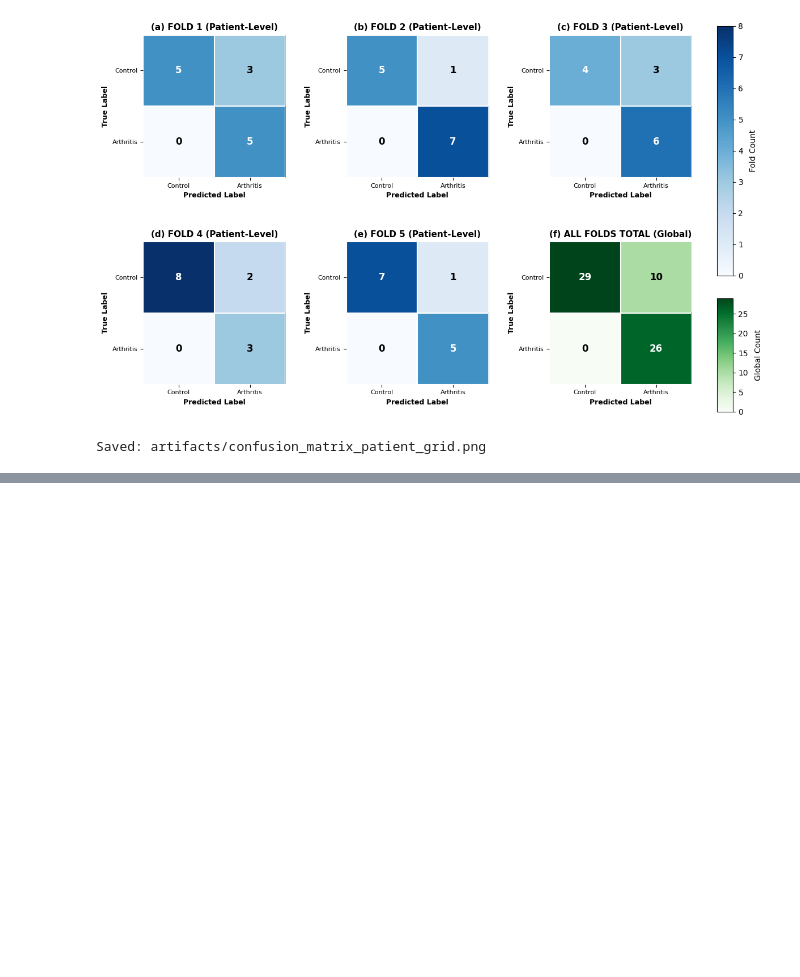
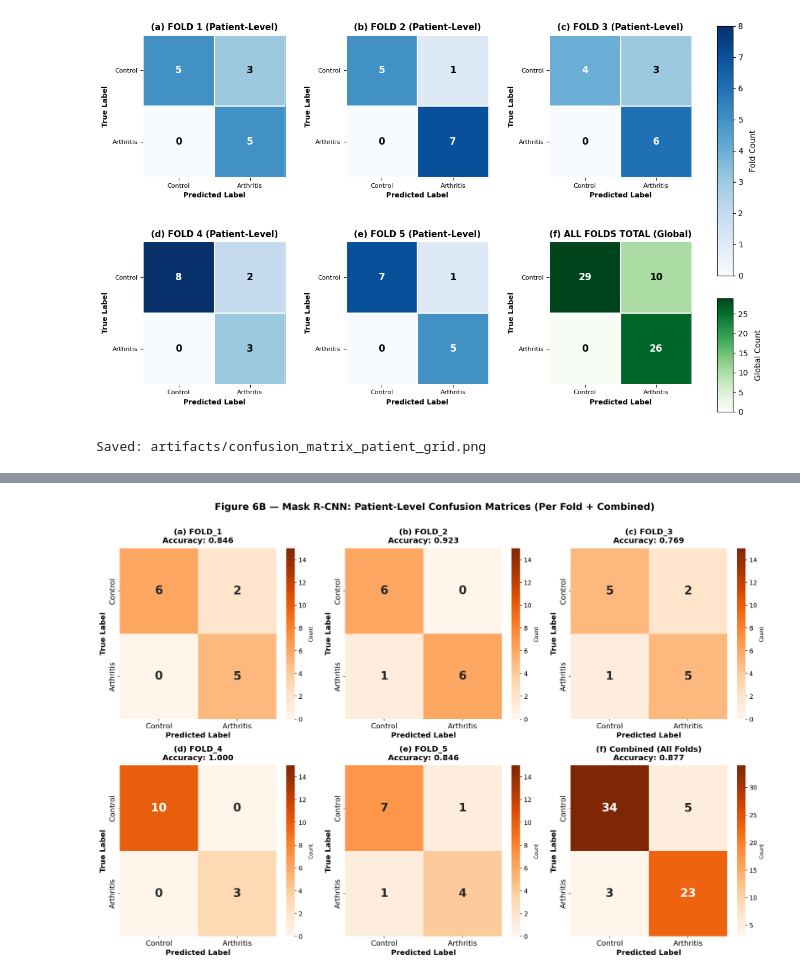
Before and after one commit to ZehraSimsek/Multi-Task-SegFormer, a Jupyter notebook: 3_Visualization_and_Analysis/Confusion_Matrices_Figure6.ipynb, the cells around one changed output, grey strips where cells are left out. Drawn from its saved outputs; the diff is of its cells as text; code cells hidden in the pictures; blank space fills up the shorter version.

```diff
--- a/3_Visualization_and_Analysis/Confusion_Matrices_Figure6.ipynb
+++ b/3_Visualization_and_Analysis/Confusion_Matrices_Figure6.ipynb
@@ -1224,0 +1210,16 @@ Saved: artifacts/confusion_matrix_patient_grid.png
+# %%
+import numpy as np
+import pandas as pd
+import matplotlib.pyplot as plt
+import seaborn as sns
+from pathlib import Path
+from sklearn.metrics import confusion_matrix
+import warnings
+warnings.filterwarnings('ignore')
+
+# Publication-quality plotting
+plt.style.use('seaborn-v0_8-paper')
+sns.set_palette("husl")
+plt.rcParams['figure.dpi'] = 300
+plt.rcParams['savefig.dpi'] = 300
+plt.rcParams['font.size'] = 10
@@ -1224,0 +1452,61 @@ Saved: artifacts/confusion_matrix_patient_grid.png
+# %%
+import numpy as np
+import pandas as pd
+import matplotlib.pyplot as plt
+import seaborn as sns
+from pathlib import Path
+from sklearn.metrics import confusion_matrix
+
+PRED_ROOT = Path("models2/maskrcnn/pred2")
+FOLDS = ["fold_1", "fold_2", "fold_3", "fold_4", "fold_5"]
+class_names = ["Control", "Arthritis"]
+
+fig, axes = plt.subplots(2, 3, figsize=(18, 12))
+axes = axes.ravel()
+fold_labels = ["(a)", "(b)", "(c)", "(d)", "(e)"]
+all_y_true, all_y_pred = [], []
+
+for idx, fold in enumerate(FOLDS):
+    df = pd.read_csv(PRED_ROOT / fold / "patient_level_results.csv")
+    y_true = df["y_true_bin"].values
+    y_pred = df["pred_majority"].values
+    all_y_true.extend(y_true.tolist())
+    all_y_pred.extend(y_pred.tolist())
+    cm = confusion_matrix(y_true, y_pred, labels=[0, 1])
+    ax = axes[idx]
+    accuracy = np.trace(cm) / cm.sum()
+    hm = sns.heatmap(cm, annot=True, fmt="d", cmap="Oranges",
+                     xticklabels=class_names, yticklabels=class_names,
+                     cbar_kws={"label": "Count"}, ax=ax,
+                     annot_kws={"size": 22, "weight": "bold"}, vmin=0, vmax=15)
+    ax.set_xlabel("Predicted Label", fontsize=14, fontweight="bold")
+    ax.set_ylabel("True Label", fontsize=14, fontweight="bold")
+    ax.set_title(f"{fold_labels[idx]} FOLD_{idx+1}\nAccuracy: {accuracy:.3f}",
+                 fontsize=15, fontweight="bold", pad=10)
+    ax.tick_params(labelsize=13)
+    hm.collections[0].colorbar.ax.tick_params(labelsize=12)
+    print(f"FOLD_{idx+1}: {len(df)} patients | Acc={accuracy:.4f}")
+
+cm_combined = confusion_matrix(all_y_true, all_y_pred, labels=[0, 1])
+acc_c = np.trace(cm_combined) / cm_combined.sum()
+ax6 = axes[5]
+hm2 = sns.heatmap(cm_combined, annot=True, fmt="d", cmap="Oranges",
+                  xticklabels=class_names, yticklabels=class_names,
+                  cbar_kws={"label": "Count"}, ax=ax6,
+                  annot_kws={"size": 22, "weight": "bold"})
+ax6.set_xlabel("Predicted Label", fontsize=14, fontweight="bold")
+ax6.set_ylabel("True Label", fontsize=14, fontweight="bold")
+ax6.set_title(f"(f) Combined (All Folds)\nAccuracy: {acc_c:.3f}",
+              fontsize=15, fontweight="bold", pad=10)
+ax6.tick_params(labelsize=13)
+hm2.collections[0].colorbar.ax.tick_params(labelsize=12)
+
+fig.suptitle("Figure 6B — Mask R-CNN: Patient-Level Confusion Matrices (Per Fold + Combined)",
+             fontsize=18, fontweight="bold", y=1.01)
+plt.tight_layout()
+plt.savefig("maskrcnn_per_fold_confusion_matrices.png", dpi=150, bbox_inches="tight")
+plt.show()
+
+print(f"\nCombined CM:\n{cm_combined}")
+print(f"Overall Accuracy: {acc_c:.4f}")
+# %% [output]
@@ -1224,0 +1523 @@ Saved: artifacts/confusion_matrix_patient_grid.png
+[figure, added]
```
Also changed, not shown: parts of 14 cells of this notebook, 16 other files.
